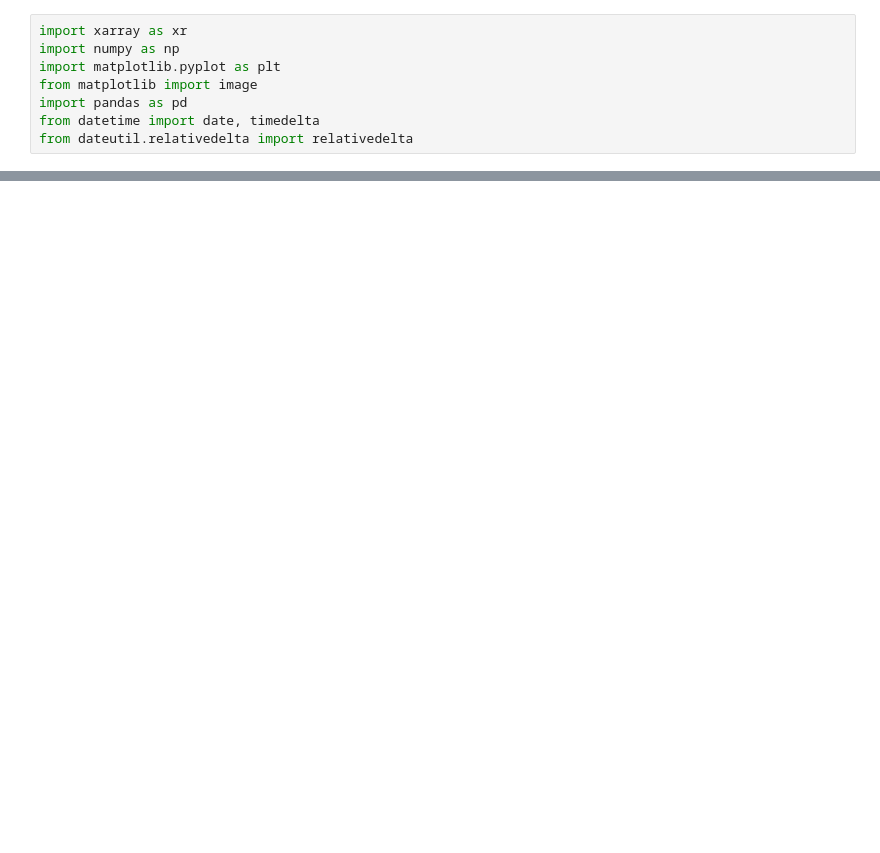
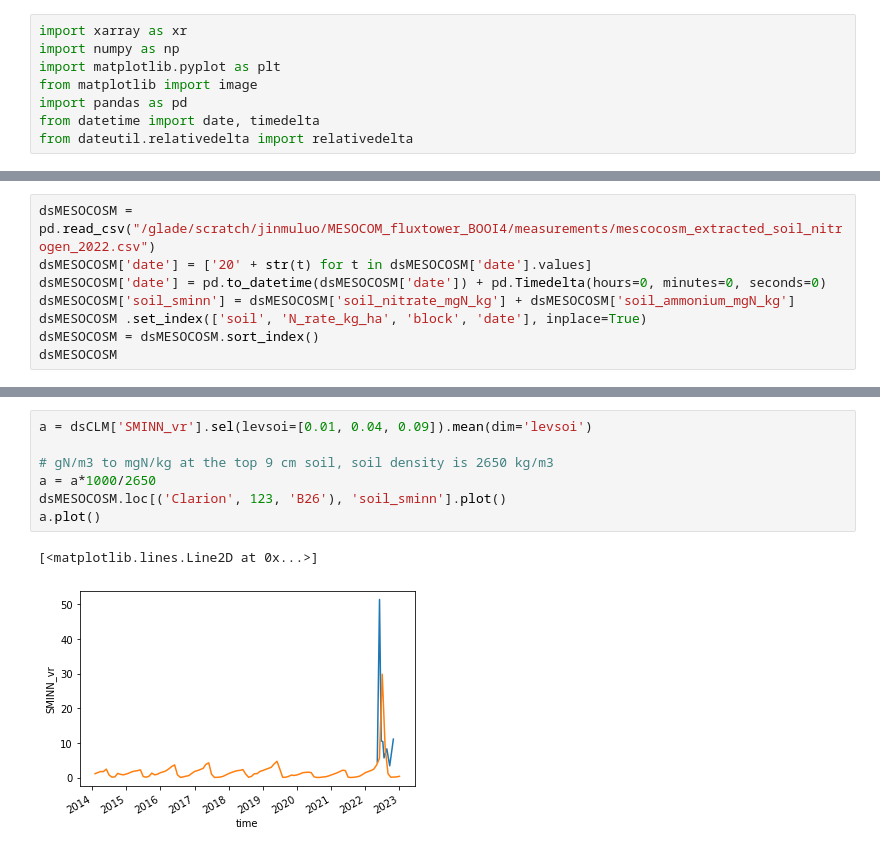
Before and after one commit to jinmuluo/pymaps, a Jupyter notebook: NitrogenBalanceMesocosm.ipynb, the cells around one changed output, grey strips where cells are left out. Cells and saved outputs as stored; diff of their text form; blank space fills up the shorter version.

```diff
--- a/NitrogenBalanceMesocosm.ipynb
+++ b/NitrogenBalanceMesocosm.ipynb
@@ -177,0 +100,8 @@ Tons N/sec
+# %%
+dsMESOCOSM = pd.read_csv("/glade/scratch/jinmuluo/MESOCOM_fluxtower_BOOI4/measurements/mescocosm_extracted_soil_nitrogen_2022.csv")
+dsMESOCOSM['date'] = ['20' + str(t) for t in dsMESOCOSM['date'].values]
+dsMESOCOSM['date'] = pd.to_datetime(dsMESOCOSM['date']) + pd.Timedelta(hours=0, minutes=0, seconds=0)
+dsMESOCOSM['soil_sminn'] = dsMESOCOSM['soil_nitrate_mgN_kg'] + dsMESOCOSM['soil_ammonium_mgN_kg']
+dsMESOCOSM .set_index(['soil', 'N_rate_kg_ha', 'block', 'date'], inplace=True)
+dsMESOCOSM = dsMESOCOSM.sort_index()
+dsMESOCOSM
@@ -177,0 +123,10 @@ Tons N/sec
+# %%
+a = dsCLM['SMINN_vr'].sel(levsoi=[0.01, 0.04, 0.09]).mean(dim='levsoi')
+
+# gN/m3 to mgN/kg at the top 9 cm soil, soil density is 2650 kg/m3
+a = a*1000/2650
+dsMESOCOSM.loc[('Clarion', 123, 'B26'), 'soil_sminn'].plot()
+a.plot()
+# %% [output]
+[<matplotlib.lines.Line2D at 0x...>]
+[figure, added]
```
Also changed, not shown: parts of 17 cells of this notebook, 7 other files.
